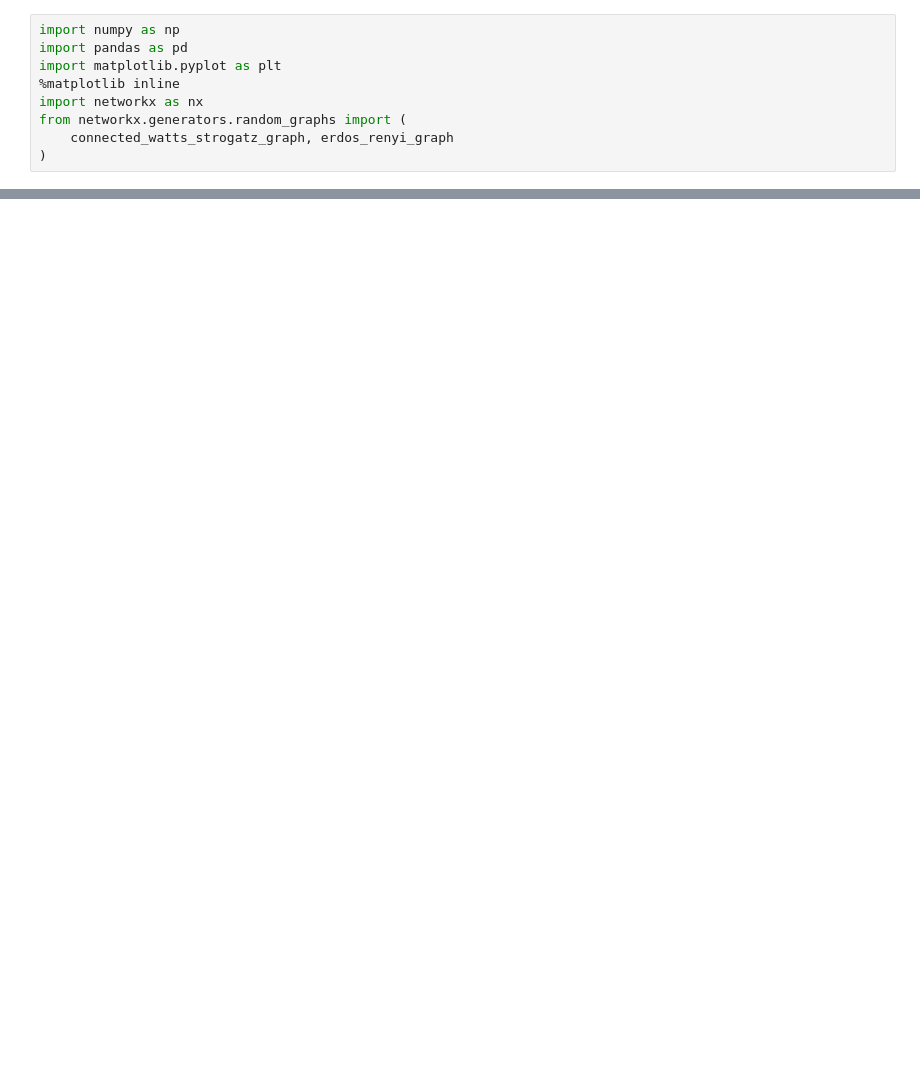
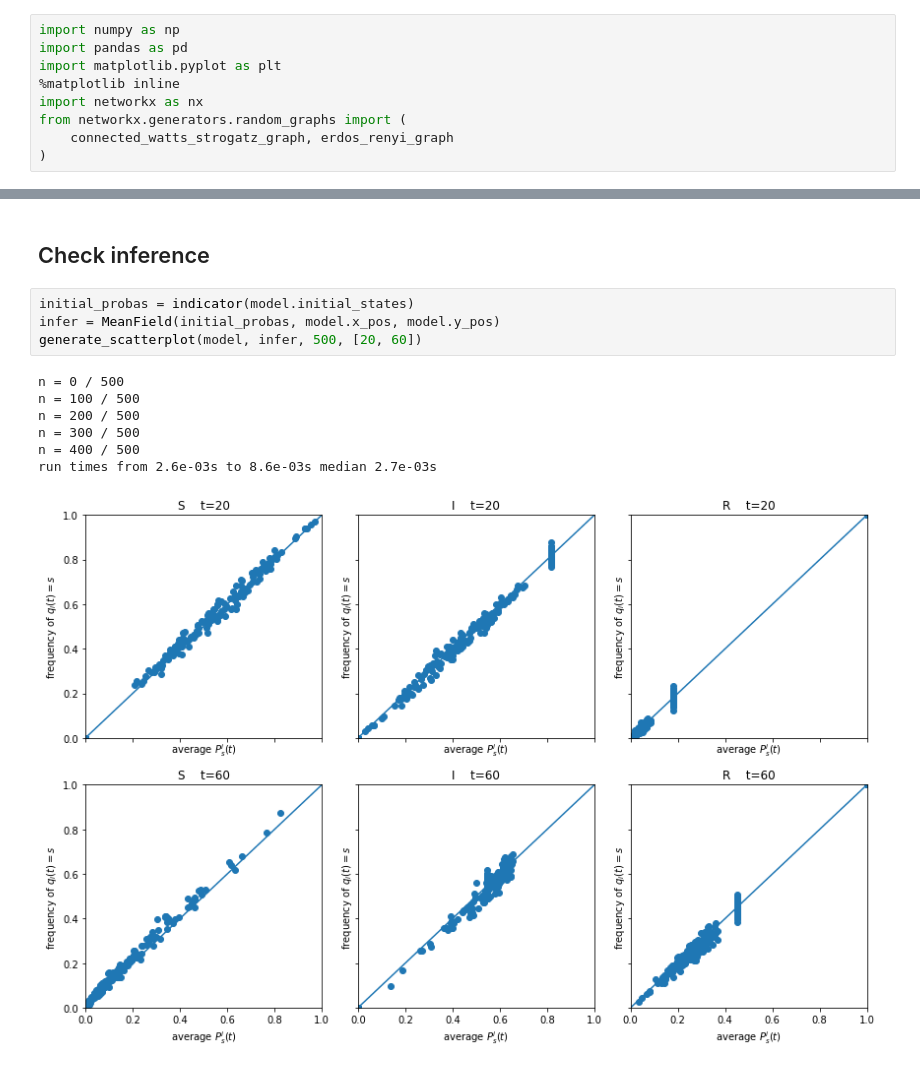
Before and after one commit to sphinxteam/sir_inference, a Jupyter notebook: Scatterplot_mean_field_dmp.ipynb, the cells around one changed output, grey strips where cells are left out. Cells and saved outputs as stored; diff of their text form; blank space fills up the shorter version.

```diff
--- a/Scatterplot_mean_field_dmp.ipynb
+++ b/Scatterplot_mean_field_dmp.ipynb
@@ -23,0 +46,14 @@ Average degree:   7.7750
+# %% [markdown]
+## Check inference
+# %%
+initial_probas = indicator(model.initial_states)
+infer = MeanField(initial_probas, model.x_pos, model.y_pos)
+generate_scatterplot(model, infer, 500, [20, 60])
+# %% [output]
+n = 0 / 500
+n = 100 / 500
+n = 200 / 500
+n = 300 / 500
+n = 400 / 500
+run times from 2.6e-03s to 8.6e-03s median 2.7e-03s
+[figure, added]
```
Also changed, not shown: parts of 11 cells of this notebook.
